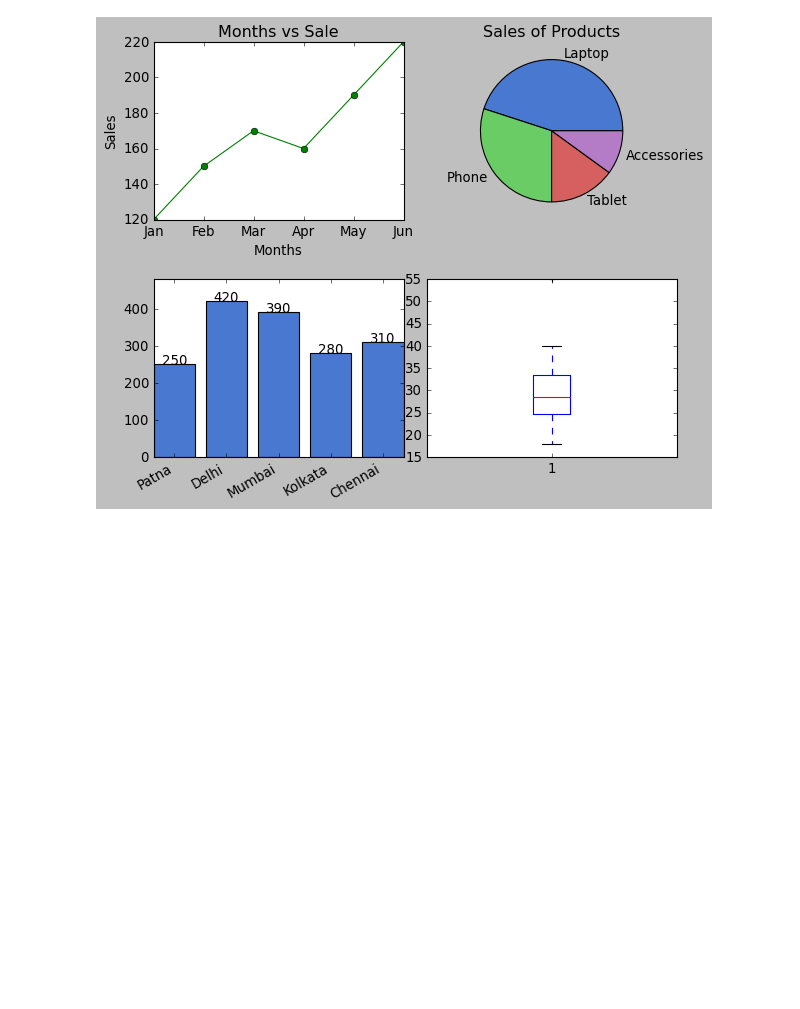
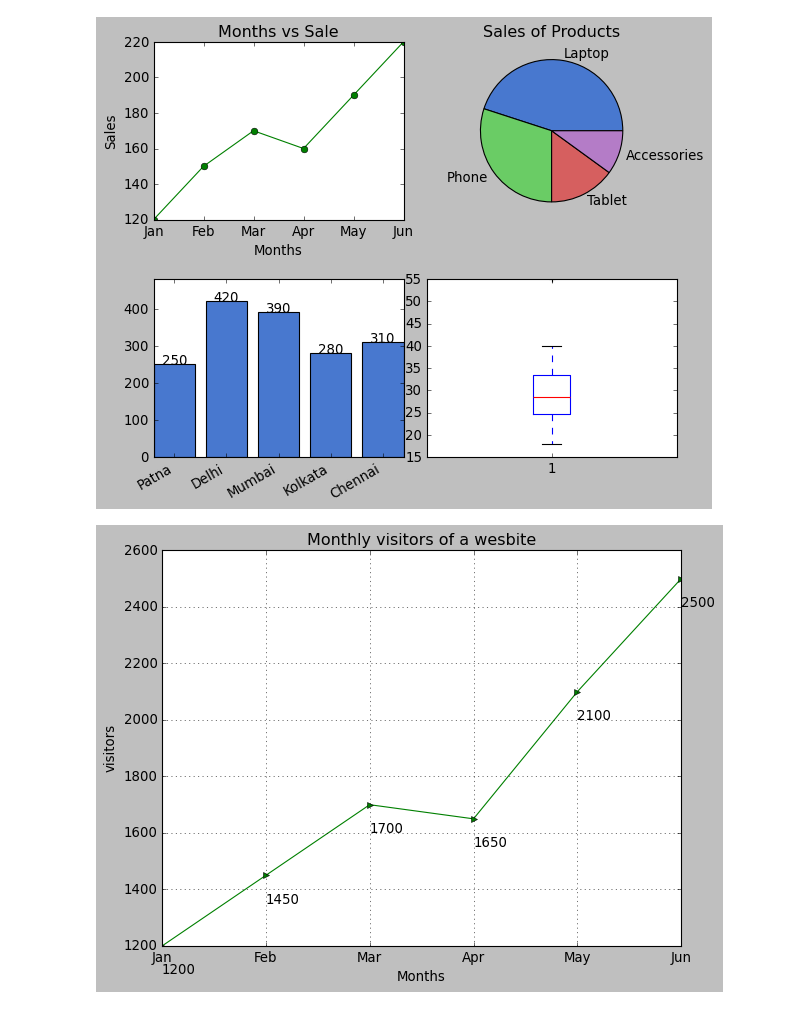
Before and after one commit to abhi170212/AI, a Jupyter notebook: Revision/anaconda_projects/db/matplotlib.ipynb, the cells around one changed output. Cells and saved outputs as stored; diff of their text form; code cells hidden in the pictures; blank space fills up the shorter version.

```diff
--- a/Revision/anaconda_projects/db/matplotlib.ipynb
+++ b/Revision/anaconda_projects/db/matplotlib.ipynb
@@ -280,3 +280,19 @@ plt.boxplot(delivery_times)
  'fliers': [<matplotlib.lines.Line2D at 0x...>],
  'means': []}
 [figure]
+# %%
+#Modern MAtplotlib
+months = ["Jan", "Feb", "Mar", "Apr", "May", "Jun"]
+website_visitors = [1200, 1450, 1700, 1650, 2100, 2500]
+
+fig,ax = plt.subplots()
+ax.plot(months,website_visitors,">-g")
+for i in range(len(months)):
+    ax.text(months[i],website_visitors[i]-100,str(website_visitors[i]),ha="left")
+ax.grid(True)
+ax.set_title("Monthly visitors of a wesbite")
+ax.set_ylabel("visitors")
+ax.set_xlabel("Months")
+fig.tight_layout()
+# %% [output]
+[figure, added]
```
Also changed, not shown: 1 other file.
